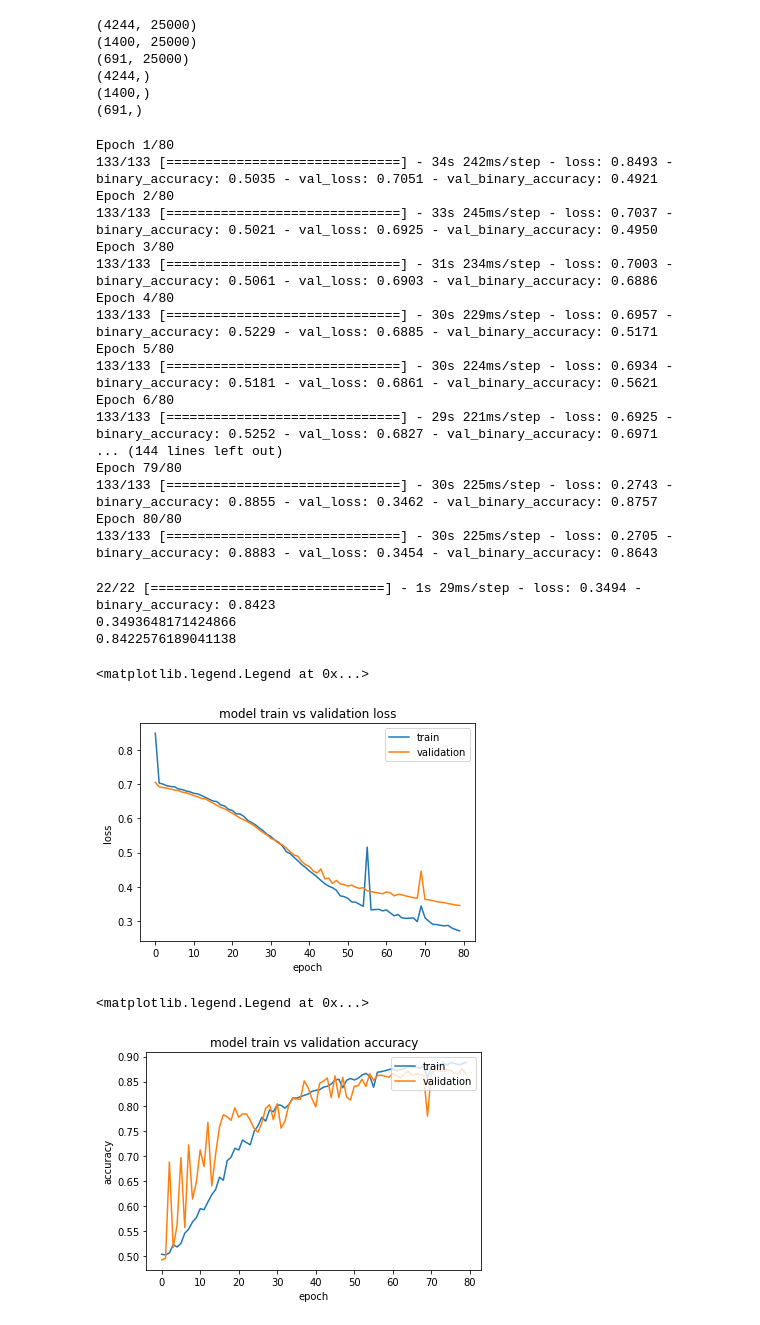
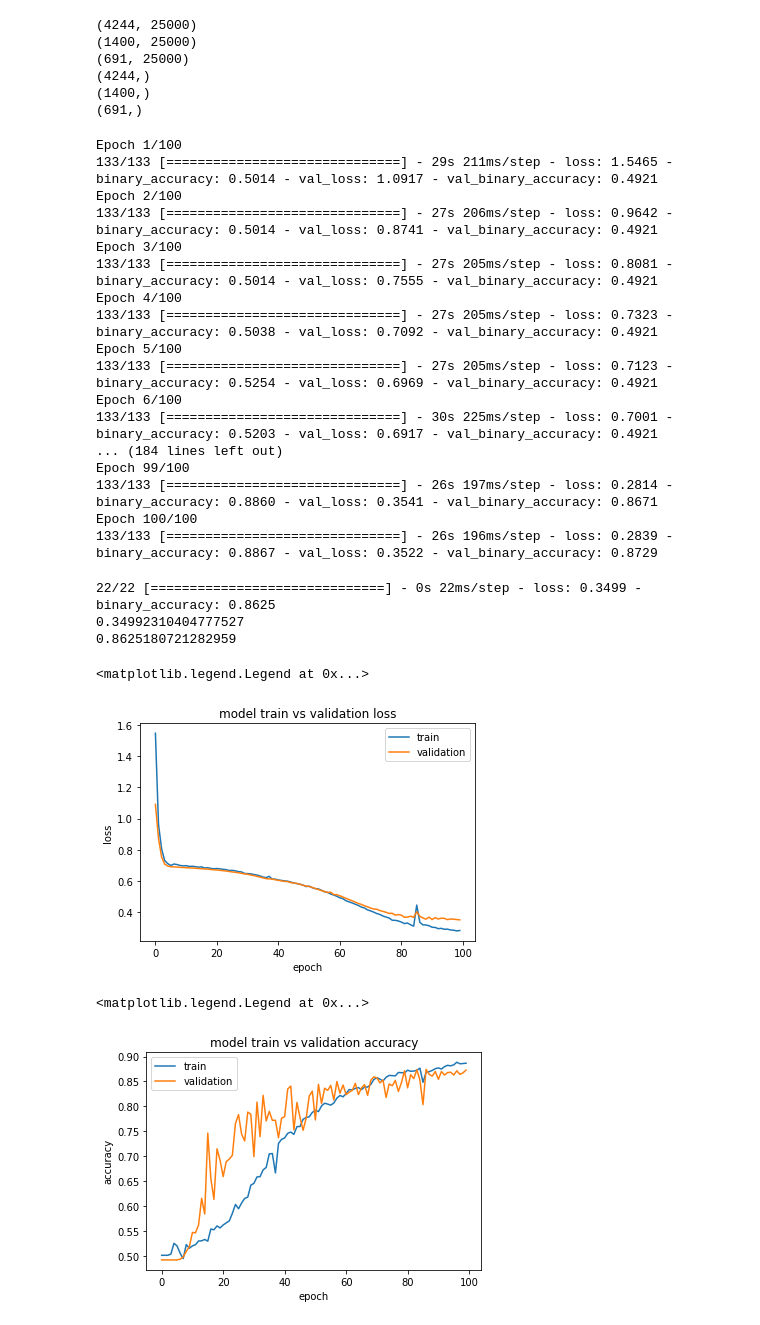
Before and after one commit to pz10097/Fake-news-detection, a Jupyter notebook: Fake_news_detection.ipynb, the cells around one changed output. Drawn from its saved outputs; the diff is of its cells as text; code cells hidden in the pictures.

```diff
--- a/Fake_news_detection.ipynb
+++ b/Fake_news_detection.ipynb
@@ -89,38 +90,38 @@ model.compile(loss=tf.losses.BinaryCrossentropy(),
               optimizer='adam',
               metrics=tf.metrics.BinaryAccuracy())
 # %%
-epochs = 80
+epochs = 100
 history = model.fit(
     X_train,
     y_train,
     validation_data=(X_val, y_val),
     epochs=epochs)
 # %% [output]
-Epoch 1/80
-133/133 [==============================] - 34s 242ms/step - loss: 0.8493 - binary_accuracy: 0.5035 - val_loss: 0.7051 - val_binary_accuracy: 0.4921
-Epoch 2/80
-133/133 [==============================] - 33s 245ms/step - loss: 0.7037 - binary_accuracy: 0.5021 - val_loss: 0.6925 - val_binary_accuracy: 0.4950
-Epoch 3/80
-133/133 [==============================] - 31s 234ms/step - loss: 0.7003 - binary_accuracy: 0.5061 - val_loss: 0.6903 - val_binary_accuracy: 0.6886
-Epoch 4/80
-133/133 [==============================] - 30s 229ms/step - loss: 0.6957 - binary_accuracy: 0.5229 - val_loss: 0.6885 - val_binary_accuracy: 0.5171
-Epoch 5/80
-133/133 [==============================] - 30s 224ms/step - loss: 0.6934 - binary_accuracy: 0.5181 - val_loss: 0.6861 - val_binary_accuracy: 0.5621
-Epoch 6/80
-133/133 [==============================] - 29s 221ms/step - loss: 0.6925 - binary_accuracy: 0.5252 - val_loss: 0.6827 - val_binary_accuracy: 0.6971
-... (144 lines left out)
-Epoch 79/80
-133/133 [==============================] - 30s 225ms/step - loss: 0.2743 - binary_accuracy: 0.8855 - val_loss: 0.3462 - val_binary_accuracy: 0.8757
-Epoch 80/80
-133/133 [==============================] - 30s 225ms/step - loss: 0.2705 - binary_accuracy: 0.8883 - val_loss: 0.3454 - val_binary_accuracy: 0.8643
+Epoch 1/100
+133/133 [==============================] - 29s 211ms/step - loss: 1.5465 - binary_accuracy: 0.5014 - val_loss: 1.0917 - val_binary_accuracy: 0.4921
+Epoch 2/100
+133/133 [==============================] - 27s 206ms/step - loss: 0.9642 - binary_accuracy: 0.5014 - val_loss: 0.8741 - val_binary_accuracy: 0.4921
+Epoch 3/100
+133/133 [==============================] - 27s 205ms/step - loss: 0.8081 - binary_accuracy: 0.5014 - val_loss: 0.7555 - val_binary_accuracy: 0.4921
+Epoch 4/100
+133/133 [==============================] - 27s 205ms/step - loss: 0.7323 - binary_accuracy: 0.5038 - val_loss: 0.7092 - val_binary_accuracy: 0.4921
+Epoch 5/100
+133/133 [==============================] - 27s 205ms/step - loss: 0.7123 - binary_accuracy: 0.5254 - val_loss: 0.6969 - val_binary_accuracy: 0.4921
+Epoch 6/100
+133/133 [==============================] - 30s 225ms/step - loss: 0.7001 - binary_accuracy: 0.5203 - val_loss: 0.6917 - val_binary_accuracy: 0.4921
+... (184 lines left out)
+Epoch 99/100
+133/133 [==============================] - 26s 197ms/step - loss: 0.2814 - binary_accuracy: 0.8860 - val_loss: 0.3541 - val_binary_accuracy: 0.8671
+Epoch 100/100
+133/133 [==============================] - 26s 196ms/step - loss: 0.2839 - binary_accuracy: 0.8867 - val_loss: 0.3522 - val_binary_accuracy: 0.8729
 # %%
 loss, accuracy = model.evaluate(X_test, y_test)
 print(loss)
 print(accuracy)
 # %% [output]
-22/22 [==============================] - 1s 29ms/step - loss: 0.3494 - binary_accuracy: 0.8423
-0.3493648171424866
-0.8422576189041138
+22/22 [==============================] - 0s 22ms/step - loss: 0.3499 - binary_accuracy: 0.8625
+0.34992310404777527
+0.8625180721282959
 # %%
 plt.plot(history.history['loss'])
 plt.plot(history.history['val_loss'])
@@ -130,14 +131,14 @@ plt.xlabel('epoch')
 plt.legend(['train', 'validation'], loc='upper right')
 # %% [output]
 <matplotlib.legend.Legend at 0x...>
-[figure, old version]
+[figure, new version]
 # %%
 plt.plot(history.history['binary_accuracy'])
 plt.plot(history.history['val_binary_accuracy'])
 plt.title('model train vs validation accuracy')
 plt.ylabel('accuracy')
 plt.xlabel('epoch')
-plt.legend(['train', 'validation'], loc='upper right')
+plt.legend(['train', 'validation'], loc='upper left')
 # %% [output]
 <matplotlib.legend.Legend at 0x...>
-[figure, old version]
+[figure, new version]
```
Also changed, not shown: parts of 4 cells of this notebook.
